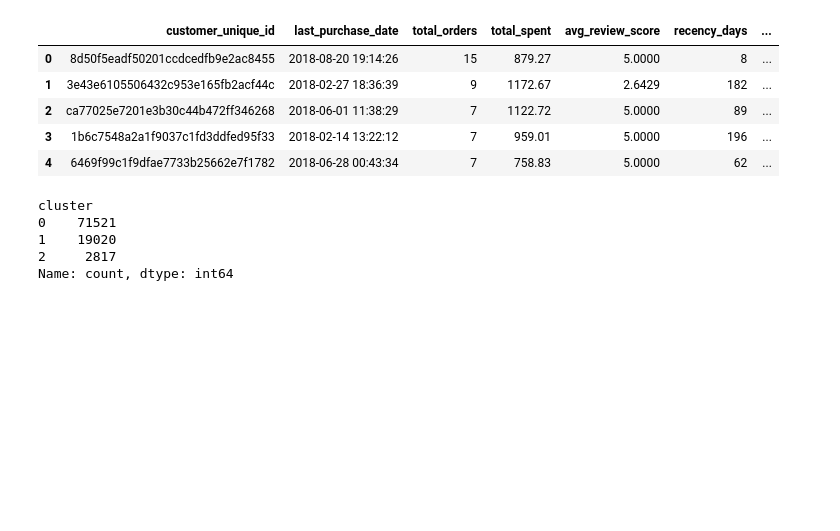
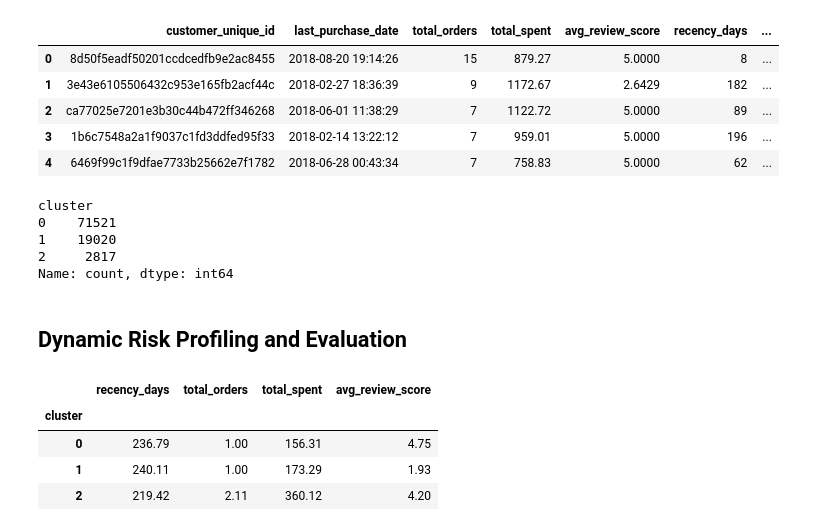
Before and after one commit to Shailya777/agentic-data-hub, a Jupyter notebook: notebooks/train_RFM_model.ipynb, the cells around one changed output. Drawn from its saved outputs; the diff is of its cells as text; code cells hidden in the pictures; blank space fills up the shorter version.

Commit message:
Dynamic Risk Profiling Based on Clusters.

```diff
--- a/notebooks/train_RFM_model.ipynb
+++ b/notebooks/train_RFM_model.ipynb
@@ -182,3 +182,18 @@ cluster
 1    19020
 2     2817
 Name: count, dtype: int64
+# %% [markdown]
+## Dynamic Risk Profiling and Evaluation
+# %%
+# Grouping By Clusters to See Average Stats for Each Cluster:
+
+features_to_check= ['recency_days', 'total_orders', 'total_spent', 'avg_review_score']
+cluster_summary= df.groupby('cluster')[features_to_check].mean().round(2)
+# %%
+cluster_summary
+# %% [output]
+|  | recency_days | total_orders | total_spent | avg_review_score |
+| cluster |  |  |  |  |
+| 0 | 236.79 | 1.00 | 156.31 | 4.75 |
+| 1 | 240.11 | 1.00 | 173.29 | 1.93 |
+| 2 | 219.42 | 2.11 | 360.12 | 4.20 |
```
Also changed, not shown: parts of 8 cells of this notebook.
